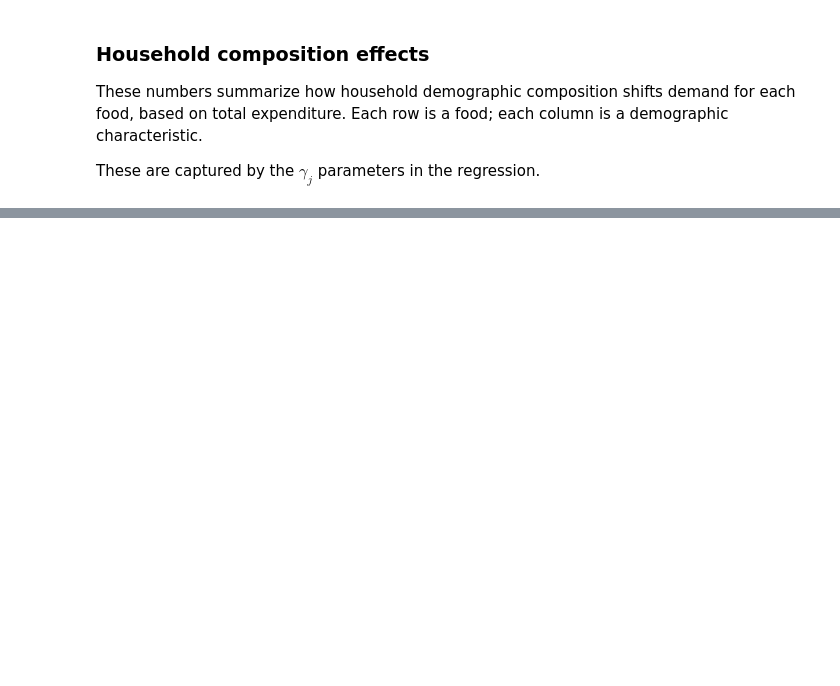
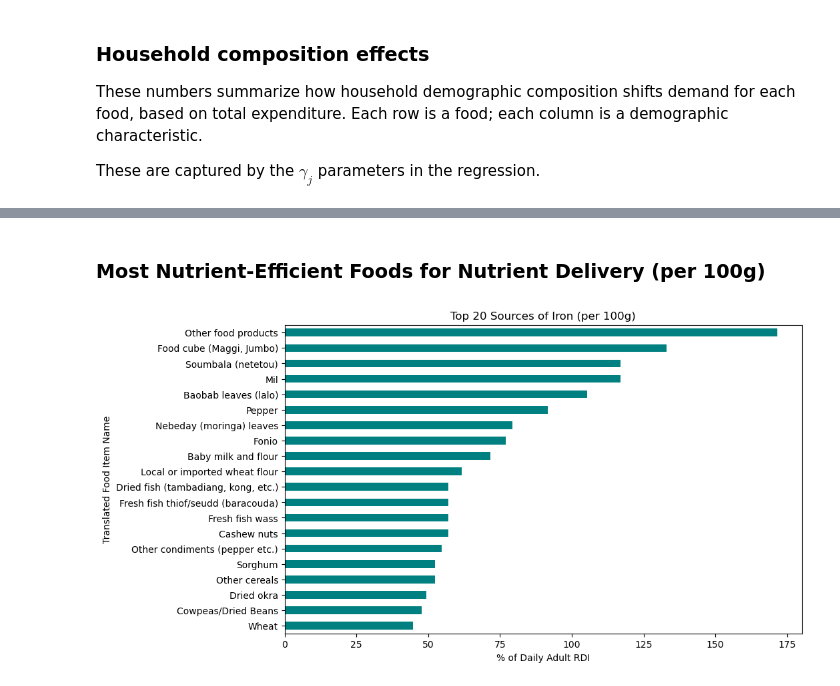
Before and after one commit to IvanChan511/EEP_153_Project_3, a Jupyter notebook: Project 3 Final Code.ipynb, the cells around one changed output, grey strips where cells are left out. Saved outputs shown, nothing was run; the diff lists cells and outputs as text; code cells hidden in the pictures; blank space fills up the shorter version.

```diff
--- a/Project 3 Final Code.ipynb
+++ b/Project 3 Final Code.ipynb
@@ -230,0 +340,16 @@ result.gamma
+# %% [markdown]
+### Most Nutrient-Efficient Foods for Nutrient Delivery (per 100g)
+# %%
+# Change this to whichever nutrient you are interested in
+nutrient_to_plot = 'Iron'
+
+top_foods = coverage_pct[nutrient_to_plot].sort_values(ascending=False).head(20)
+
+top_foods.plot(kind='barh', color='teal', figsize=(10, 6))
+plt.title(f"Top 20 Sources of {nutrient_to_plot} (per 100g)")
+plt.xlabel("% of Daily Adult RDI")
+plt.ylabel("Translated Food Item Name")
+plt.gca().invert_yaxis() # Highest value at the top
+plt.show()
+# %% [output]
+[figure, added]
```
Also changed, not shown: parts of 18 cells of this notebook.
